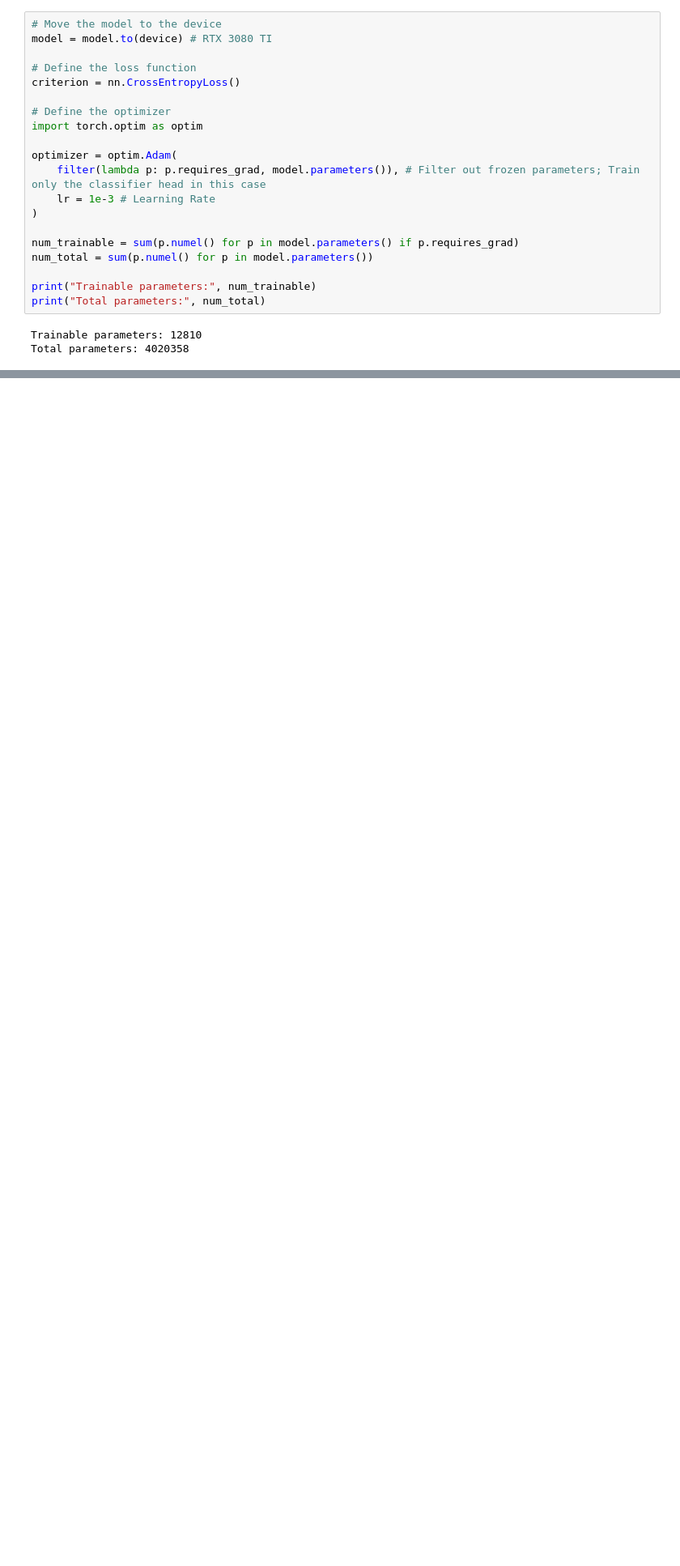
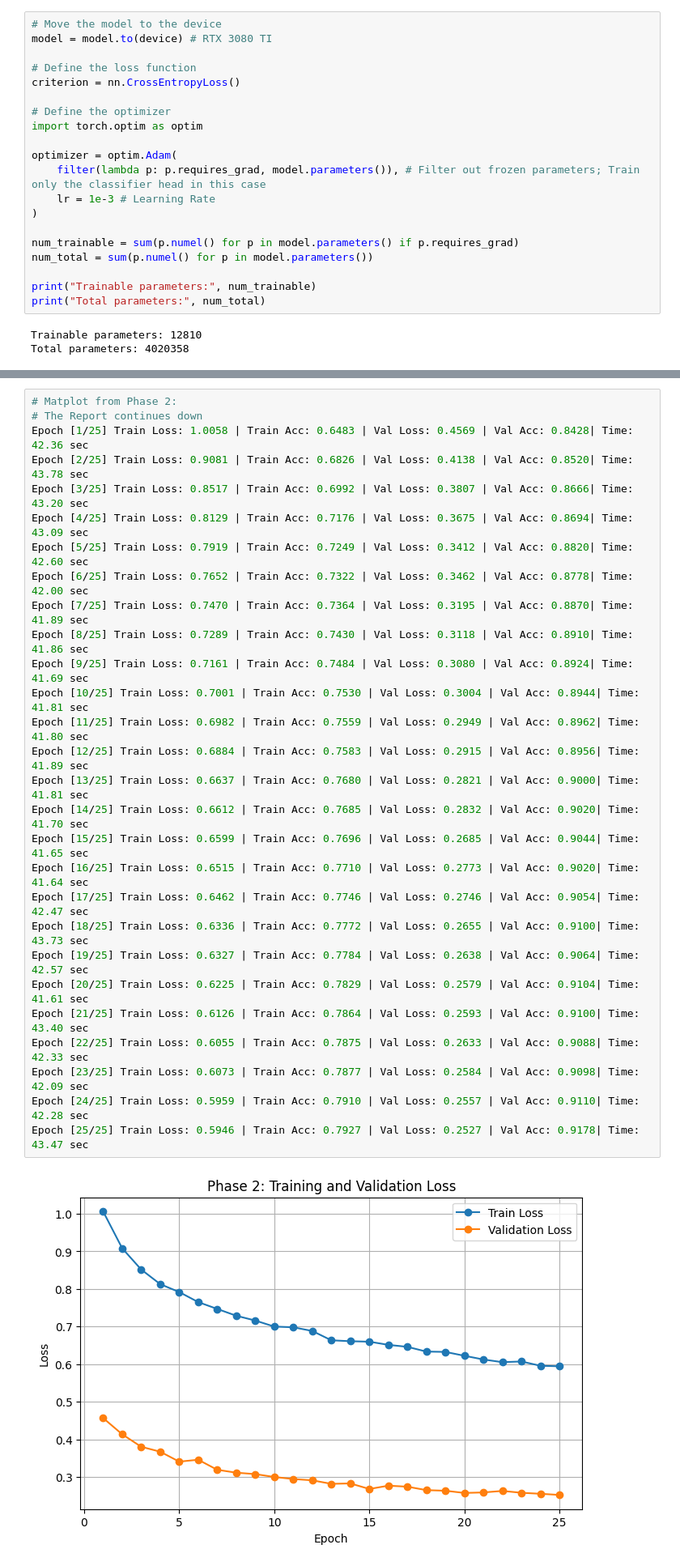
Before and after one commit to evolentDelight/transfer-learning-cifar10-image-classification, a Jupyter notebook: ben-kwon-project.ipynb, the cells around one changed output, grey strips where cells are left out. Shown at 81% size. Saved outputs shown, nothing was run; the diff lists cells and outputs as text; blank space fills up the shorter version.

```diff
--- a/ben-kwon-project.ipynb
+++ b/ben-kwon-project.ipynb
@@ -742,0 +770,30 @@ Epoch [5/5] Train Loss: 0.7853 | Train Acc: 0.7236 | Val Loss: 0.3542 | Val Acc:
+# %%
+# Matplot from Phase 2:
+# The Report continues down
+Epoch [1/25] Train Loss: 1.0058 | Train Acc: 0.6483 | Val Loss: 0.4569 | Val Acc: 0.8428| Time: 42.36 sec
+Epoch [2/25] Train Loss: 0.9081 | Train Acc: 0.6826 | Val Loss: 0.4138 | Val Acc: 0.8520| Time: 43.78 sec
+Epoch [3/25] Train Loss: 0.8517 | Train Acc: 0.6992 | Val Loss: 0.3807 | Val Acc: 0.8666| Time: 43.20 sec
+Epoch [4/25] Train Loss: 0.8129 | Train Acc: 0.7176 | Val Loss: 0.3675 | Val Acc: 0.8694| Time: 43.09 sec
+Epoch [5/25] Train Loss: 0.7919 | Train Acc: 0.7249 | Val Loss: 0.3412 | Val Acc: 0.8820| Time: 42.60 sec
+Epoch [6/25] Train Loss: 0.7652 | Train Acc: 0.7322 | Val Loss: 0.3462 | Val Acc: 0.8778| Time: 42.00 sec
+Epoch [7/25] Train Loss: 0.7470 | Train Acc: 0.7364 | Val Loss: 0.3195 | Val Acc: 0.8870| Time: 41.89 sec
+Epoch [8/25] Train Loss: 0.7289 | Train Acc: 0.7430 | Val Loss: 0.3118 | Val Acc: 0.8910| Time: 41.86 sec
+Epoch [9/25] Train Loss: 0.7161 | Train Acc: 0.7484 | Val Loss: 0.3080 | Val Acc: 0.8924| Time: 41.69 sec
+Epoch [10/25] Train Loss: 0.7001 | Train Acc: 0.7530 | Val Loss: 0.3004 | Val Acc: 0.8944| Time: 41.81 sec
+Epoch [11/25] Train Loss: 0.6982 | Train Acc: 0.7559 | Val Loss: 0.2949 | Val Acc: 0.8962| Time: 41.80 sec
+Epoch [12/25] Train Loss: 0.6884 | Train Acc: 0.7583 | Val Loss: 0.2915 | Val Acc: 0.8956| Time: 41.89 sec
+Epoch [13/25] Train Loss: 0.6637 | Train Acc: 0.7680 | Val Loss: 0.2821 | Val Acc: 0.9000| Time: 41.81 sec
+Epoch [14/25] Train Loss: 0.6612 | Train Acc: 0.7685 | Val Loss: 0.2832 | Val Acc: 0.9020| Time: 41.70 sec
+Epoch [15/25] Train Loss: 0.6599 | Train Acc: 0.7696 | Val Loss: 0.2685 | Val Acc: 0.9044| Time: 41.65 sec
+Epoch [16/25] Train Loss: 0.6515 | Train Acc: 0.7710 | Val Loss: 0.2773 | Val Acc: 0.9020| Time: 41.64 sec
+Epoch [17/25] Train Loss: 0.6462 | Train Acc: 0.7746 | Val Loss: 0.2746 | Val Acc: 0.9054| Time: 42.47 sec
+Epoch [18/25] Train Loss: 0.6336 | Train Acc: 0.7772 | Val Loss: 0.2655 | Val Acc: 0.9100| Time: 43.73 sec
+Epoch [19/25] Train Loss: 0.6327 | Train Acc: 0.7784 | Val Loss: 0.2638 | Val Acc: 0.9064| Time: 42.57 sec
+Epoch [20/25] Train Loss: 0.6225 | Train Acc: 0.7829 | Val Loss: 0.2579 | Val Acc: 0.9104| Time: 41.61 sec
+Epoch [21/25] Train Loss: 0.6126 | Train Acc: 0.7864 | Val Loss: 0.2593 | Val Acc: 0.9100| Time: 43.40 sec
+Epoch [22/25] Train Loss: 0.6055 | Train Acc: 0.7875 | Val Loss: 0.2633 | Val Acc: 0.9088| Time: 42.33 sec
+Epoch [23/25] Train Loss: 0.6073 | Train Acc: 0.7877 | Val Loss: 0.2584 | Val Acc: 0.9098| Time: 42.09 sec
+Epoch [24/25] Train Loss: 0.5959 | Train Acc: 0.7910 | Val Loss: 0.2557 | Val Acc: 0.9110| Time: 42.28 sec
+Epoch [25/25] Train Loss: 0.5946 | Train Acc: 0.7927 | Val Loss: 0.2527 | Val Acc: 0.9178| Time: 43.47 sec
+# %% [output]
+[figure, added]
```
Also changed, not shown: parts of 22 cells of this notebook.
